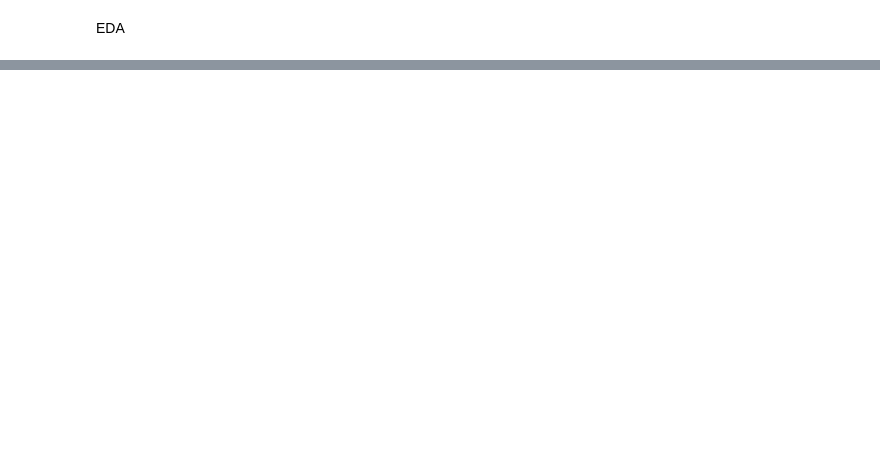
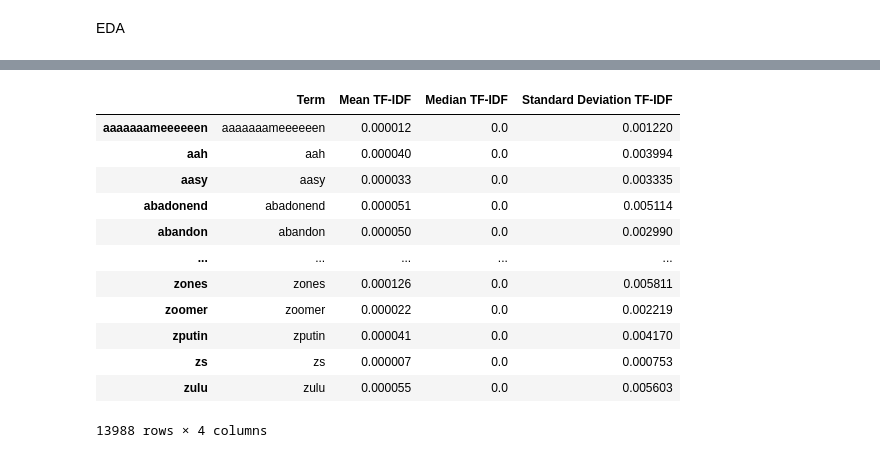
Before and after one commit to shubhamnarkhede/Youtube_Video_Stance_Aanalysis, a Jupyter notebook: YouTube_Data.ipynb, the cells around one changed output, grey strips where cells are left out. Drawn from its saved outputs; the diff is of its cells as text; code cells hidden in the pictures; blank space fills up the shorter version.

```diff
--- a/YouTube_Data.ipynb
+++ b/YouTube_Data.ipynb
@@ -675,2 +674,25 @@ result_df
 # %% [markdown]
 EDA
+# %%
+import pandas as pd
+
+# Calculate the mean TF-IDF value for each term across all documents
+mean_tfidf = tfidf_df.mean()
+
+# Calculate the median TF-IDF value for each term across all documents
+median_tfidf = tfidf_df.median()
+
+# Calculate the standard deviation of TF-IDF values for each term across all documents
+std_deviation_tfidf = tfidf_df.std()
+
+# Create a DataFrame to store the summary statistics
+summary_stats = pd.DataFrame({
+    'Term': tfidf_vectorizer.get_feature_names_out(),
+    'Mean TF-IDF': mean_tfidf,
+    'Median TF-IDF': median_tfidf,
+    'Standard Deviation TF-IDF': std_deviation_tfidf
+})
+
+# Display or save the summary statistics
+print(summary_stats)
+# summary_stats.to_csv('tfidf_summary_stats.csv', index=False)  # To save as a CSV file
@@ -676,0 +717,16 @@ EDA
+# %%
+summary_stats
+# %% [output]
+|  | Term | Mean TF-IDF | Median TF-IDF | Standard Deviation TF-IDF |
+| aaaaaaameeeeeen | aaaaaaameeeeeen | 0.000012 | 0.0 | 0.001220 |
+| aah | aah | 0.000040 | 0.0 | 0.003994 |
+| aasy | aasy | 0.000033 | 0.0 | 0.003335 |
+| abadonend | abadonend | 0.000051 | 0.0 | 0.005114 |
+| abandon | abandon | 0.000050 | 0.0 | 0.002990 |
+| ... | ... | ... | ... | ... |
+| zones | zones | 0.000126 | 0.0 | 0.005811 |
+| zoomer | zoomer | 0.000022 | 0.0 | 0.002219 |
+| zputin | zputin | 0.000041 | 0.0 | 0.004170 |
+| zs | zs | 0.000007 | 0.0 | 0.000753 |
+| zulu | zulu | 0.000055 | 0.0 | 0.005603 |
+13988 rows × 4 columns
```
Also changed, not shown: parts of 23 cells of this notebook.
